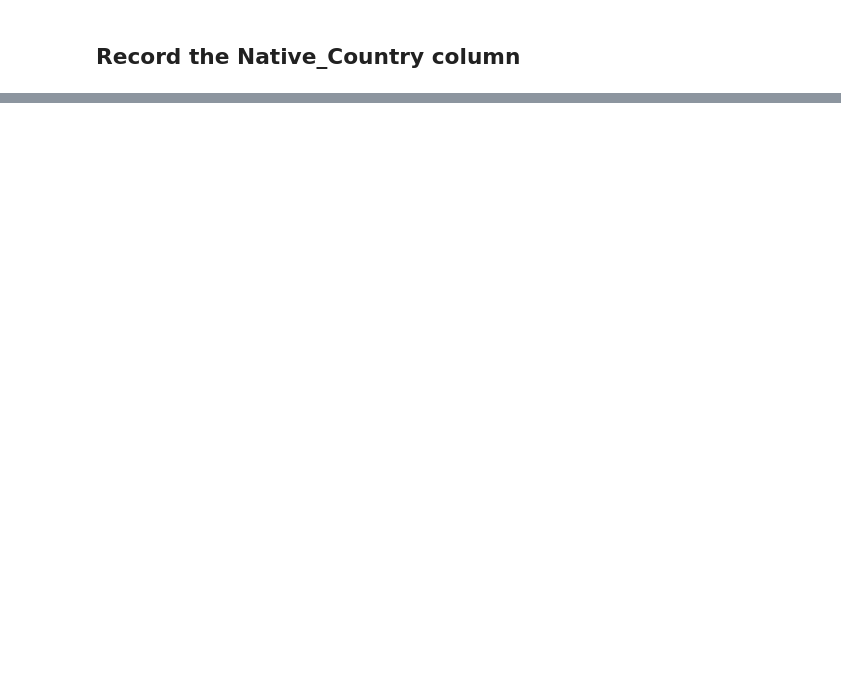
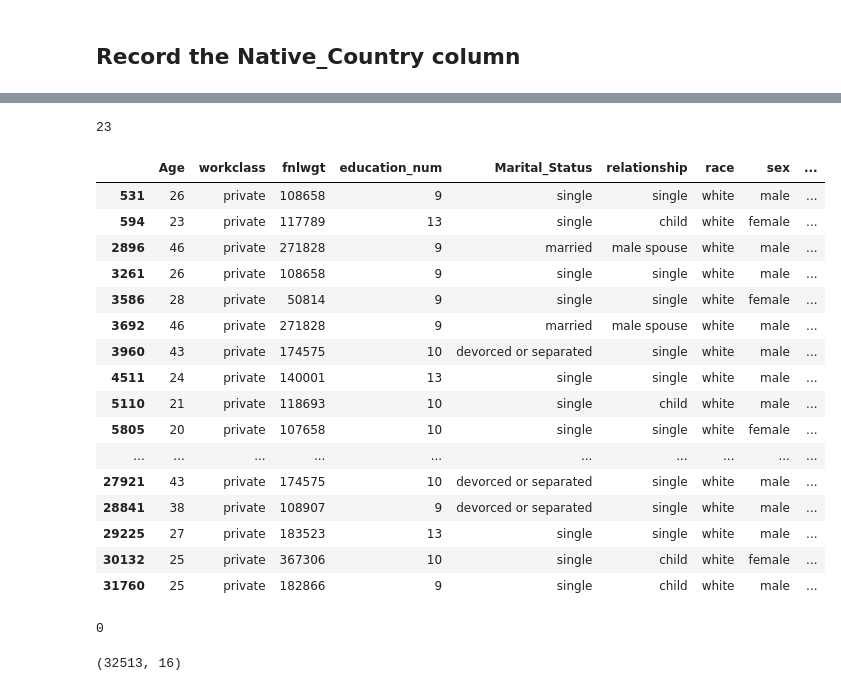
Before and after one commit to inezaeliane/Adult_income, a Jupyter notebook: notebooks/Data cleaning.ipynb, the cells around one changed output, grey strips where cells are left out. Cells and saved outputs as stored; diff of their text form; code cells hidden in the pictures; blank space fills up the shorter version.

```diff
--- a/notebooks/Data cleaning.ipynb
+++ b/notebooks/Data cleaning.ipynb
@@ -598,0 +610,4 @@ adult_df.to_csv(file_path, index=False)
+# %%
+bins=[0,18,25,35,45,60,75,100]
+labels =['<18','18-25','26-35','36-45','46-60','61-75','76+']
+adult_df.loc[:,'age_group']=pd.cut(adult_df['Age'],bins=bins, labels=labels,right=True,include_lowest=False)
@@ -598,0 +619,2 @@ adult_df.to_csv(file_path, index=False)
+# %%
+adult_df = adult_df.drop(columns=['education', 'native_country', 'occupation'], errors='ignore')
@@ -598,0 +655,24 @@ adult_df.to_csv(file_path, index=False)
+# %%
+adult_df.duplicated().sum()
+# %% [output]
+23
+# %%
+adult_df[adult_df.duplicated(keep=False)]
+# %% [output]
+|  | Age | workclass | fnlwgt | education_num | Marital_Status | relationship | race | sex | ... |
+| 531 | 26 | private | 108658 | 9 | single | single | white | male | ... |
+| 594 | 23 | private | 117789 | 13 | single | child | white | female | ... |
+| 2896 | 46 | private | 271828 | 9 | married | male spouse | white | male | ... |
+| 3261 | 26 | private | 108658 | 9 | single | single | white | male | ... |
+| 3586 | 28 | private | 50814 | 9 | single | single | white | female | ... |
+| 3692 | 46 | private | 271828 | 9 | married | male spouse | white | male | ... |
+| 3960 | 43 | private | 174575 | 10 | devorced or separated | single | white | male | ... |
+| 4511 | 24 | private | 140001 | 13 | single | single | white | male | ... |
+| 5110 | 21 | private | 118693 | 10 | single | child | white | male | ... |
+| 5805 | 20 | private | 107658 | 10 | single | single | white | female | ... |
+| ... | ... | ... | ... | ... | ... | ... | ... | ... | ... |
+| 27921 | 43 | private | 174575 | 10 | devorced or separated | single | white | male | ... |
+| 28841 | 38 | private | 108907 | 9 | devorced or separated | single | white | male | ... |
+| 29225 | 27 | private | 183523 | 13 | single | single | white | male | ... |
+| 30132 | 25 | private | 367306 | 10 | single | child | white | female | ... |
+| 31760 | 25 | private | 182866 | 9 | single | child | white | male | ... |
@@ -598,0 +681,8 @@ adult_df.to_csv(file_path, index=False)
+# %%
+adult_df.duplicated().sum()
+# %% [output]
+0
+# %%
+adult_df.shape
+# %% [output]
+(32513, 16)
```
Also changed, not shown: parts of 27 cells of this notebook, 2 other files.
